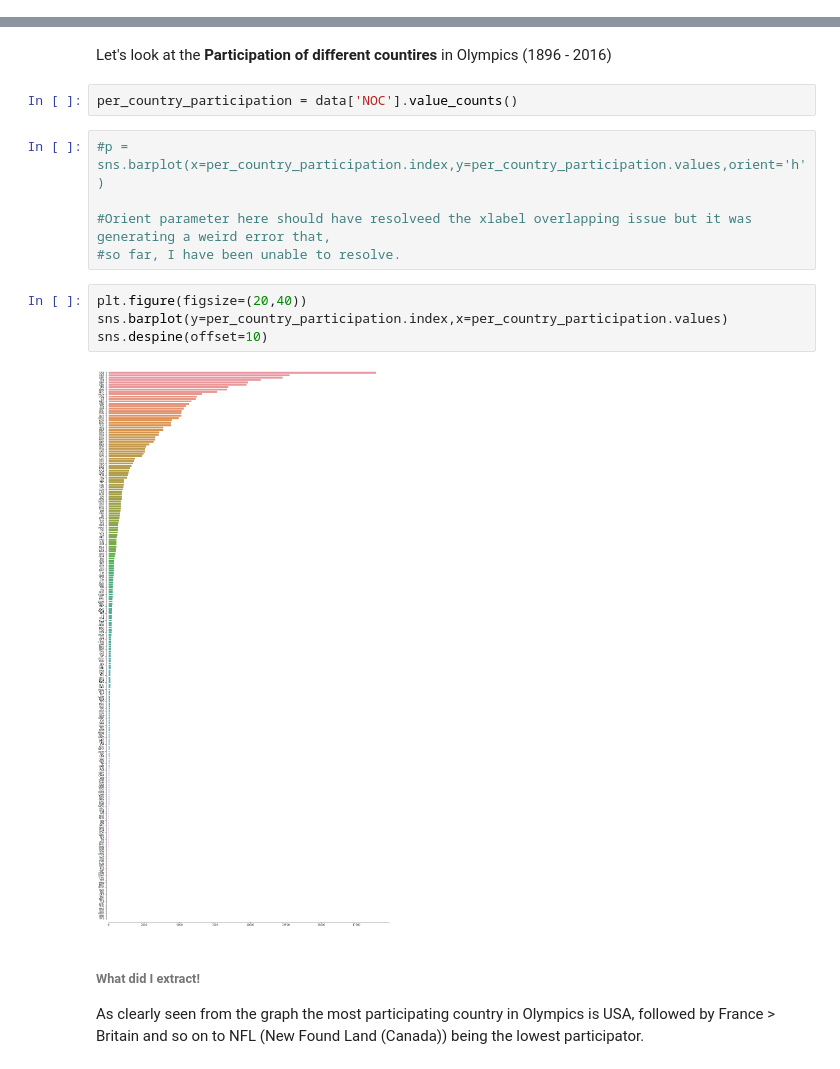
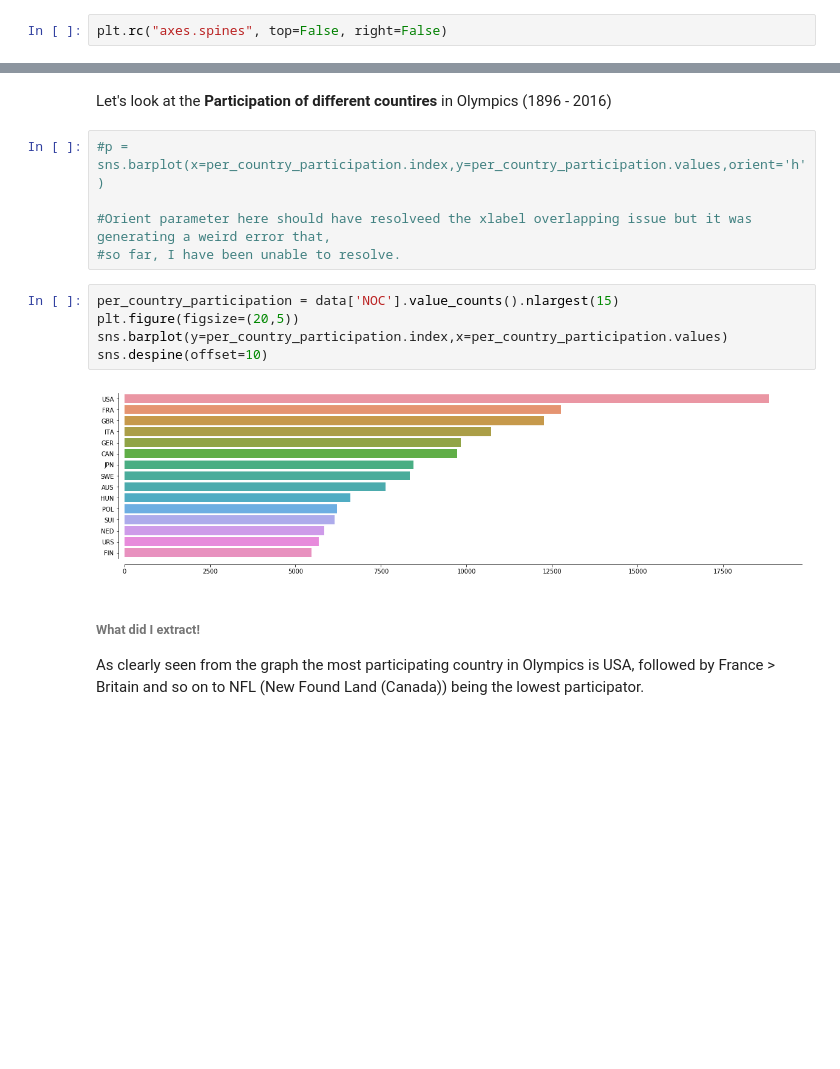
Before and after one commit to nauman-chaudhary/OlympicsDataExploration, a Jupyter notebook: Olympics_Data_Exploration.ipynb, the cells around one changed output, grey strips where cells are left out. Saved outputs shown, nothing was run; the diff lists cells and outputs as text; blank space fills up the shorter version.

Commit message:
Added a lot of new graphs specially about participation

```diff
--- a/Olympics_Data_Exploration.ipynb
+++ b/Olympics_Data_Exploration.ipynb
@@ -6,6 +6,8 @@ import pandas as pd
 import matplotlib.pyplot as plt
 import seaborn as sns
 import scipy as sc
+# %%
+plt.rc("axes.spines", top=False, right=False)
 # %%
 import warnings
 warnings.filterwarnings('ignore')
@@ -103,19 +221,18 @@ sns.despine(offset=10)
 sns.catplot(x=participation, y=data['Year'].unique() , kind="bar", palette="muted")
 # %% [markdown]
 Let's look at the **Participation of different countires** in Olympics (1896 - 2016)
-# %%
-per_country_participation = data['NOC'].value_counts()
 # %%
 #p = sns.barplot(x=per_country_participation.index,y=per_country_participation.values,orient='h')
 
 #Orient parameter here should have resolveed the xlabel overlapping issue but it was generating a weird error that,
 #so far, I have been unable to resolve.
 # %%
-plt.figure(figsize=(20,40))
+per_country_participation = data['NOC'].value_counts().nlargest(15)
+plt.figure(figsize=(20,5))
 sns.barplot(y=per_country_participation.index,x=per_country_participation.values)
 sns.despine(offset=10)
 # %% [output]
-[figure, old version]
+[figure, new version]
 # %% [markdown]
 ###### What did I extract!
 As clearly seen from the graph the most participating country in Olympics is USA, followed by France > Britain and so on to NFL (New Found Land (Canada)) being the lowest participator.
```
Also changed, not shown: parts of 32 cells of this notebook.
